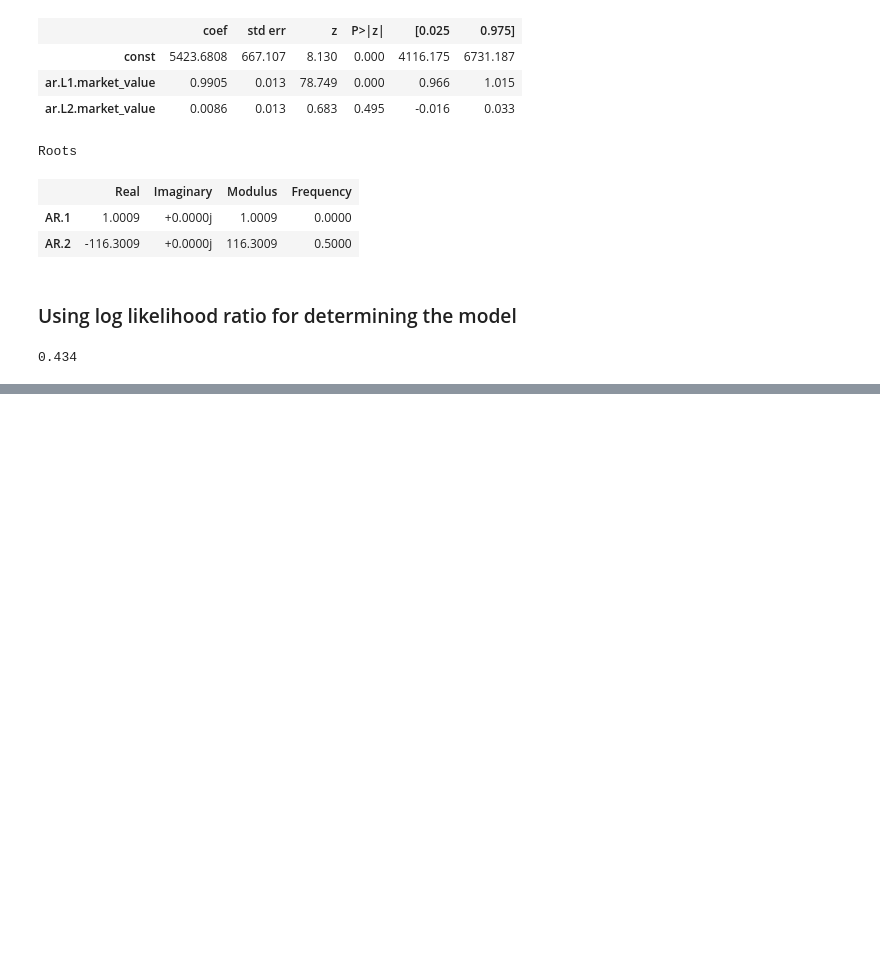
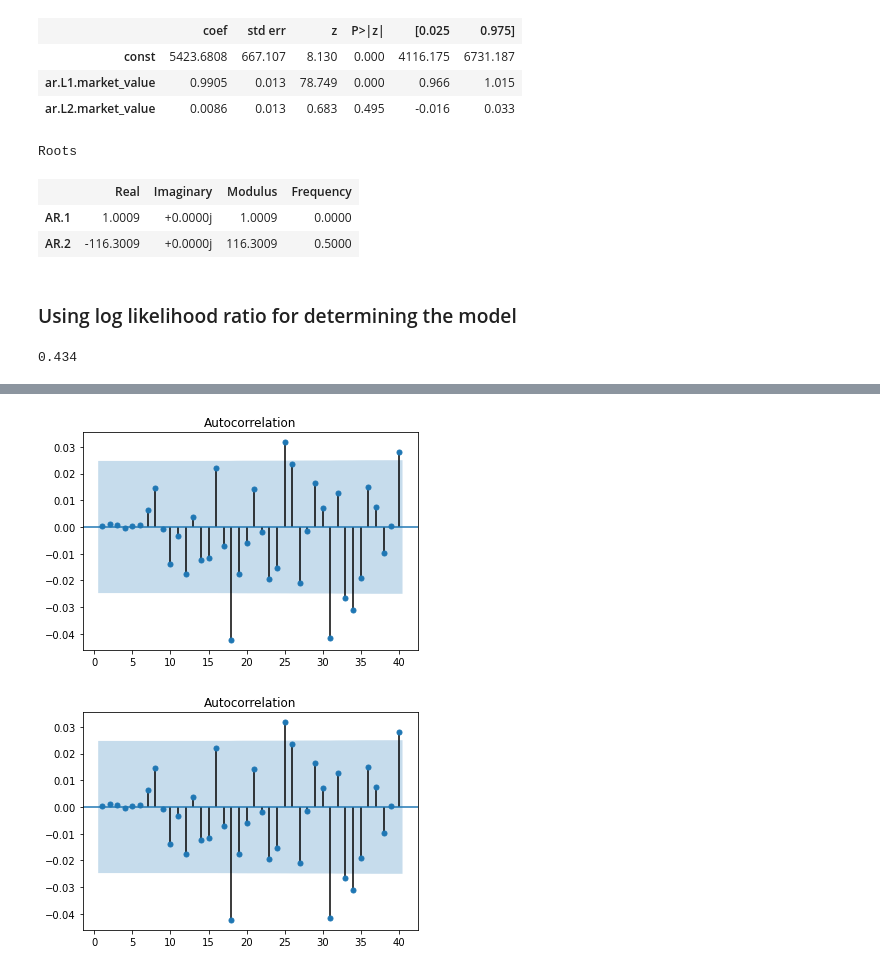
Before and after one commit to sachatur13/DL_Code, a Jupyter notebook: Time Series Analysis/Autoregressive model (AR).ipynb, the cells around one changed output, grey strips where cells are left out. Cells and saved outputs as stored; diff of their text form; code cells hidden in the pictures; blank space fills up the shorter version.

```diff
--- a/Time Series Analysis/Autoregressive model (AR).ipynb
+++ b/Time Series Analysis/Autoregressive model (AR).ipynb
@@ -110,0 +281,3 @@ log_likelihood_ratio(arma_model,arma_model_lag_2)
+# %%
+bench = data_copy.returns.iloc[0]
+data_copy['norm_returns'] = data_copy.returns.div(bench).mul(100)
@@ -110,0 +300,4 @@ log_likelihood_ratio(arma_model,arma_model_lag_2)
+# %%
+model_nomalized_returns_lag_1 = ARMA(data_copy.norm_returns,order = (6,0))
+# %%
+result_model_normalized_returns_lag_1 = model_nomalized_returns_lag_1.fit()
@@ -110,0 +331,2 @@ log_likelihood_ratio(arma_model,arma_model_lag_2)
+# %%
+data_copy['residuals_lag_6'] = result_model_normalized_returns_lag_1.resid
@@ -110,0 +352,5 @@ log_likelihood_ratio(arma_model,arma_model_lag_2)
+# %%
+sgt.plot_acf(data_copy.residuals_lag_6,lags = 40,zero = False)
+# %% [output]
+[figure, added]
+[figure, added]
```
Also changed, not shown: parts of 28 cells of this notebook, 1 other file.
